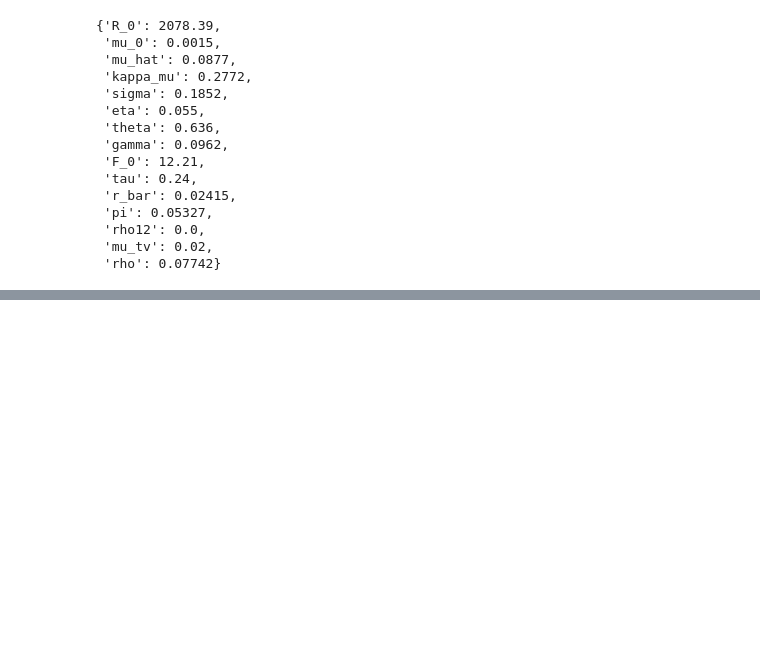
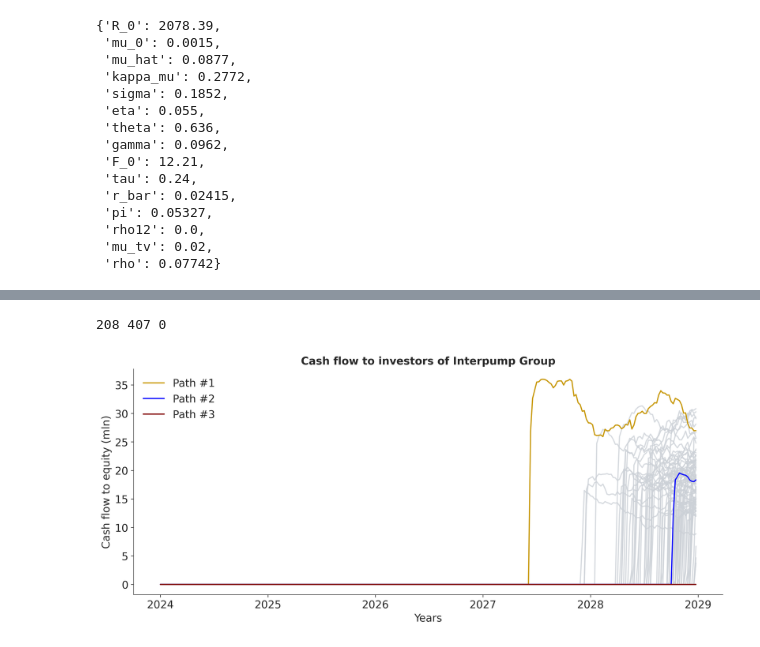
Before and after one commit to dolyasergey/master-thesis, a Jupyter notebook: LBO Results.ipynb, the cells around one changed output, grey strips where cells are left out. Saved outputs shown, nothing was run; the diff lists cells and outputs as text; code cells hidden in the pictures; blank space fills up the shorter version.

```diff
--- a/LBO Results.ipynb
+++ b/LBO Results.ipynb
@@ -74,18 +95,3 @@ output = run_sim(
     stochastic_ir = False,
     return_all = True
 )
-# %%
-fig, ax = plt.subplots()
-for path in output['CF'][:200]:
-    ax.plot(grid[:-1], path[:-1], alpha=0.8, color=cmap['grey'])
-ax.plot(grid[:-1], output['CF'][133][:-1], alpha=1, color=cmap['gold'], label='Path #1')
-ax.plot(grid[:-1], output['CF'][166][:-1], alpha=1, color=cmap['blue'], label='Path #2')
-ax.plot(grid[:-1], [0] * (n_steps - 1), alpha=1, color=cmap['red'], label='Path #3')
-
-ax.set_title(f'Cash flow to investors of ({companies[company]})', fontsize=14)
-ax.set_xlabel("Years")
-ax.set_ylabel("Cash flow to equity (mln)")
-
-ax.legend(loc='upper left')
-
-plt.show()
@@ -98,0 +103,34 @@ default_rate
+# %%
+earliest_path = int((np.where(output['D'] < 1e-6, np.arange(n_exit), n_exit).min(axis=1)).argmin())
+
+final_cf = output['CF'][:, -2]
+positive_mask = final_cf > 0
+positive_indices = np.where(positive_mask)[0]
+mean_path = positive_indices[np.abs(final_cf[positive_indices] - final_cf[positive_mask].mean()).argmin()]
+
+second_last_cf = output['CF'][:, -2]
+zero_indices = np.where((np.abs(second_last_cf) < 1e-6) & ~output['defaulted'][:, -1])[0]
+zero_path = zero_indices[0]
+
+print(earliest_path, mean_path, zero_path)
+# %% [output]
+208 407 0
+# %%
+fig, ax = plt.subplots()
+for path in output['CF'][:]:
+    ax.plot(grid[:n_exit-1], path[:n_exit-1], alpha=0.8, color=cmap['grey'])
+ax.plot(grid[:n_exit-1], output['CF'][earliest_path][:n_exit-1], alpha=1, color=cmap['gold'], label='Path #1')
+ax.plot(grid[:n_exit-1], output['CF'][mean_path][:n_exit-1], alpha=1, color=cmap['blue'], label='Path #2')
+ax.plot(grid[:n_exit-1], output['CF'][zero_path][:n_exit-1], alpha=1, color=cmap['red'], label='Path #3')
+#ax.plot(grid[:-1], [0] * (n_steps - 1), alpha=1, color=cmap['red'], label='Path #3')
+
+ax.set_title(f'Cash flow to investors of {companies[company]}', fontsize=14)
+ax.set_xlabel("Years")
+ax.set_ylabel("Cash flow to equity (mln)")
+
+ax.legend(loc='upper left')
+
+#plt.savefig(f'images/{company}_cashflows.png', dpi=200, bbox_inches='tight')
+plt.show()
+# %% [output]
+[figure, new version]
```
Also changed, not shown: parts of 10 cells of this notebook, 19 other files.
